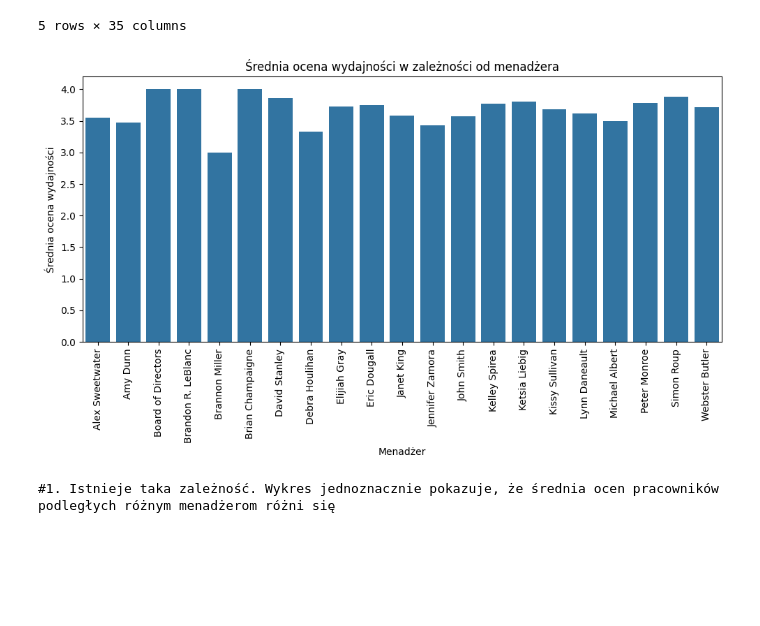
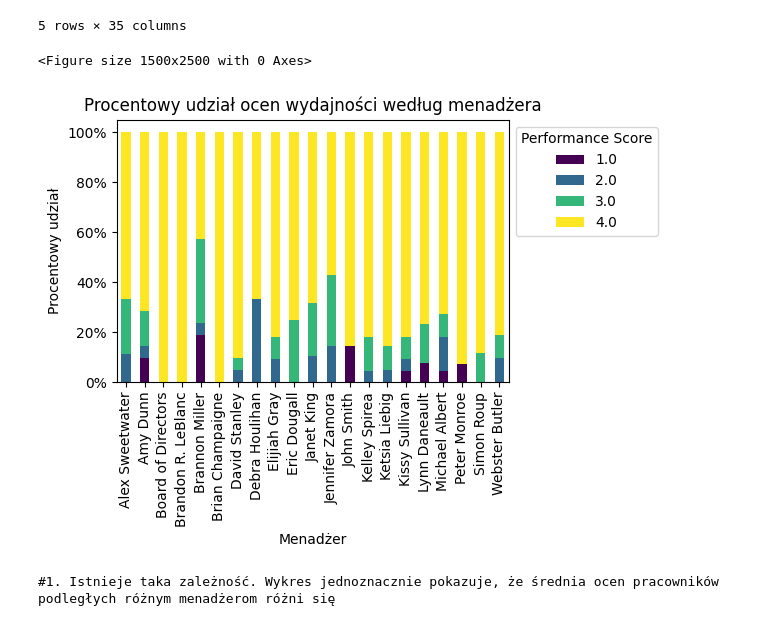
Before and after one commit to KenZooo11/9.2, a Jupyter notebook: 9.2.ipynb, the cells around one changed output. Drawn from its saved outputs; the diff is of its cells as text; code cells hidden in the pictures; blank space fills up the shorter version.

```diff
--- a/9.2.ipynb
+++ b/9.2.ipynb
@@ -17,17 +19,20 @@ df.head()
 # %%
 score_mapping = {"Fully Meets": 4, "Exceeds": 3, "Needs Improvement": 2, "PIP": 1}
 df['PerformanceScoreNumeric'] = df['PerformanceScore'].map(score_mapping)
 
-manager_performance = df.groupby('ManagerName')['PerformanceScoreNumeric'].mean().reset_index()
+manager_performance = df.groupby('ManagerName')['PerformanceScoreNumeric'].value_counts(normalize=True).unstack(fill_value=0)
 
-plt.figure(figsize=(10, 6))
-sns.barplot(x='ManagerName', y='PerformanceScoreNumeric', data=manager_performance)
+plt.figure(figsize=(15, 25))
+ax = manager_performance.plot(kind='bar', stacked=True, cmap='viridis')
+plt.title('Procentowy udział ocen wydajności według menadżera')
+plt.xlabel('Menadżer')
+plt.ylabel('Procentowy udział')
 plt.xticks(rotation=90)
-plt.title('Średnia ocena wydajności w zależności od menadżera')
-plt.xlabel('Menadżer')
-plt.ylabel('Średnia ocena wydajności')
+plt.legend(title='Performance Score', bbox_to_anchor=(1, 1))
+ax.yaxis.set_major_formatter(mtick.PercentFormatter(1.0))
 plt.tight_layout()
 plt.show()
 # %% [output]
+<Figure size 1500x2500 with 0 Axes>
-[figure, old version]
+[figure, new version]
 # %%
```
Also changed, not shown: parts of 5 cells of this notebook.
